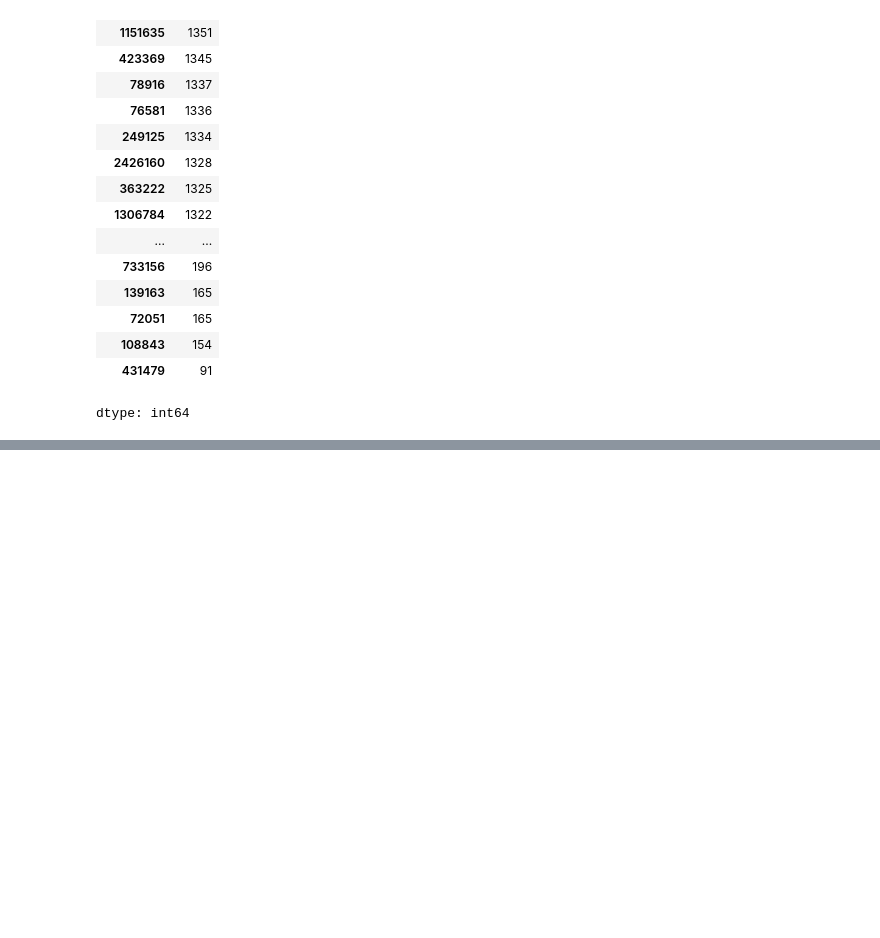
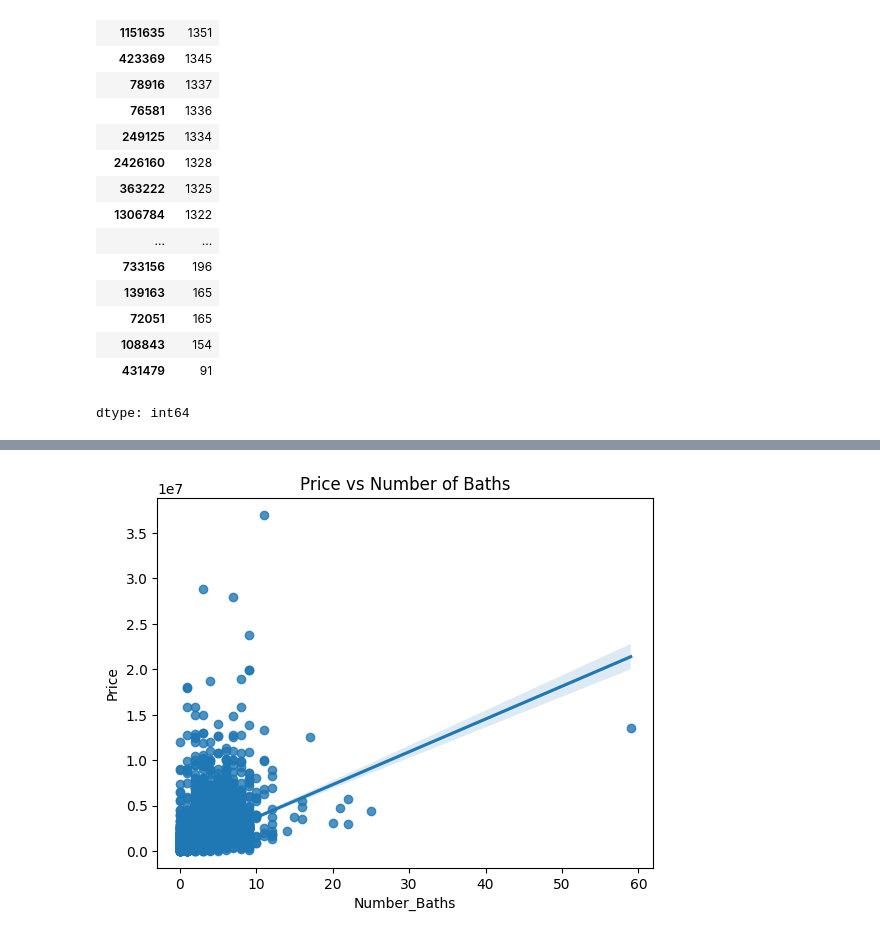
Before and after one commit to Martell0x1/ML-Assigment, a Jupyter notebook: main.ipynb, the cells around one changed output, grey strips where cells are left out. Saved outputs shown, nothing was run; the diff lists cells and outputs as text; code cells hidden in the pictures; blank space fills up the shorter version.

```diff
--- a/main.ipynb
+++ b/main.ipynb
@@ -91,0 +184,6 @@ dtype: int64
+# %%
+sns.regplot(x='Number_Baths', y='Price', data=df)
+plt.title('Price vs Number of Baths')
+plt.show()
+# %% [output]
+[figure, added]
```
Also changed, not shown: parts of 17 cells of this notebook.
